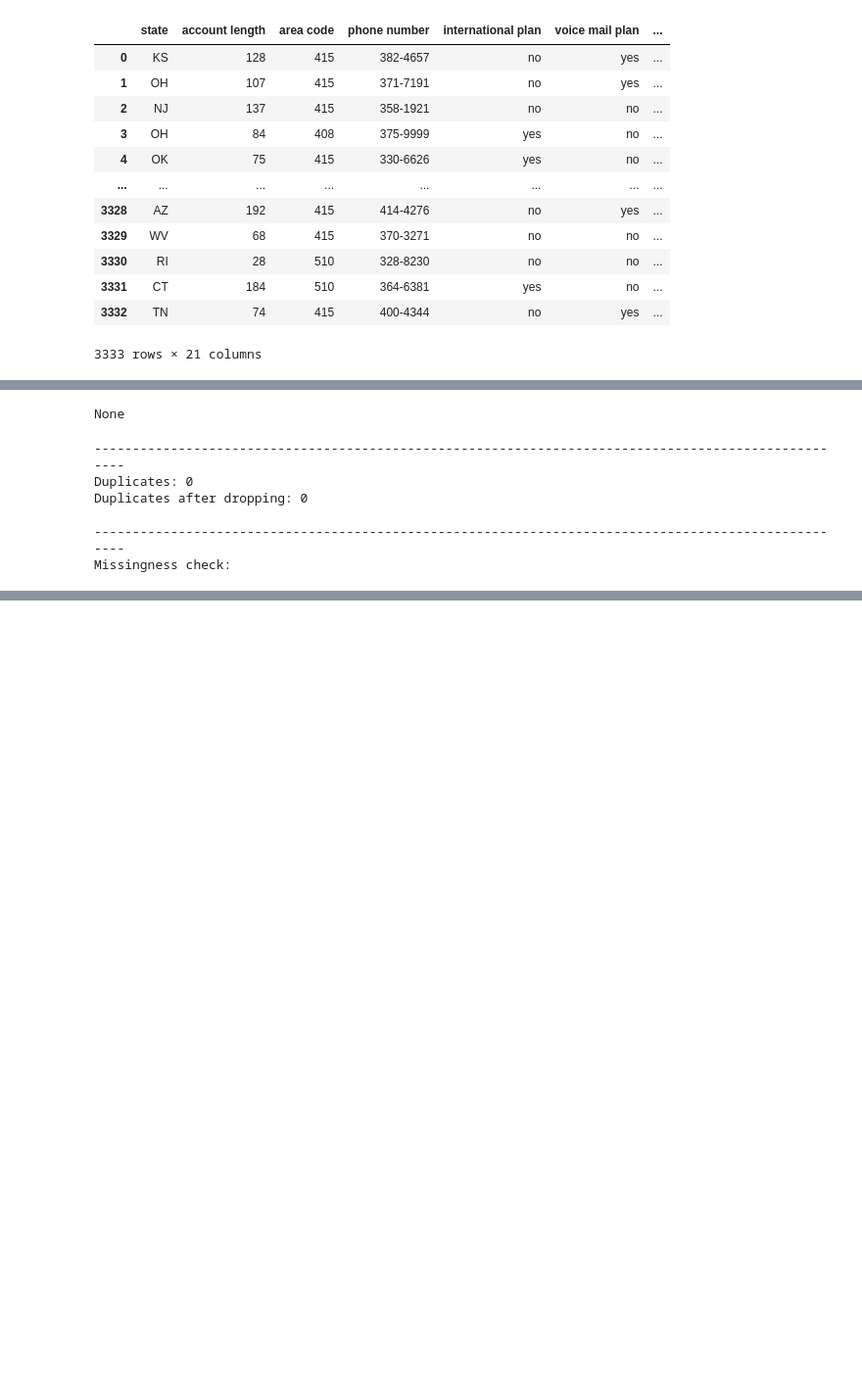
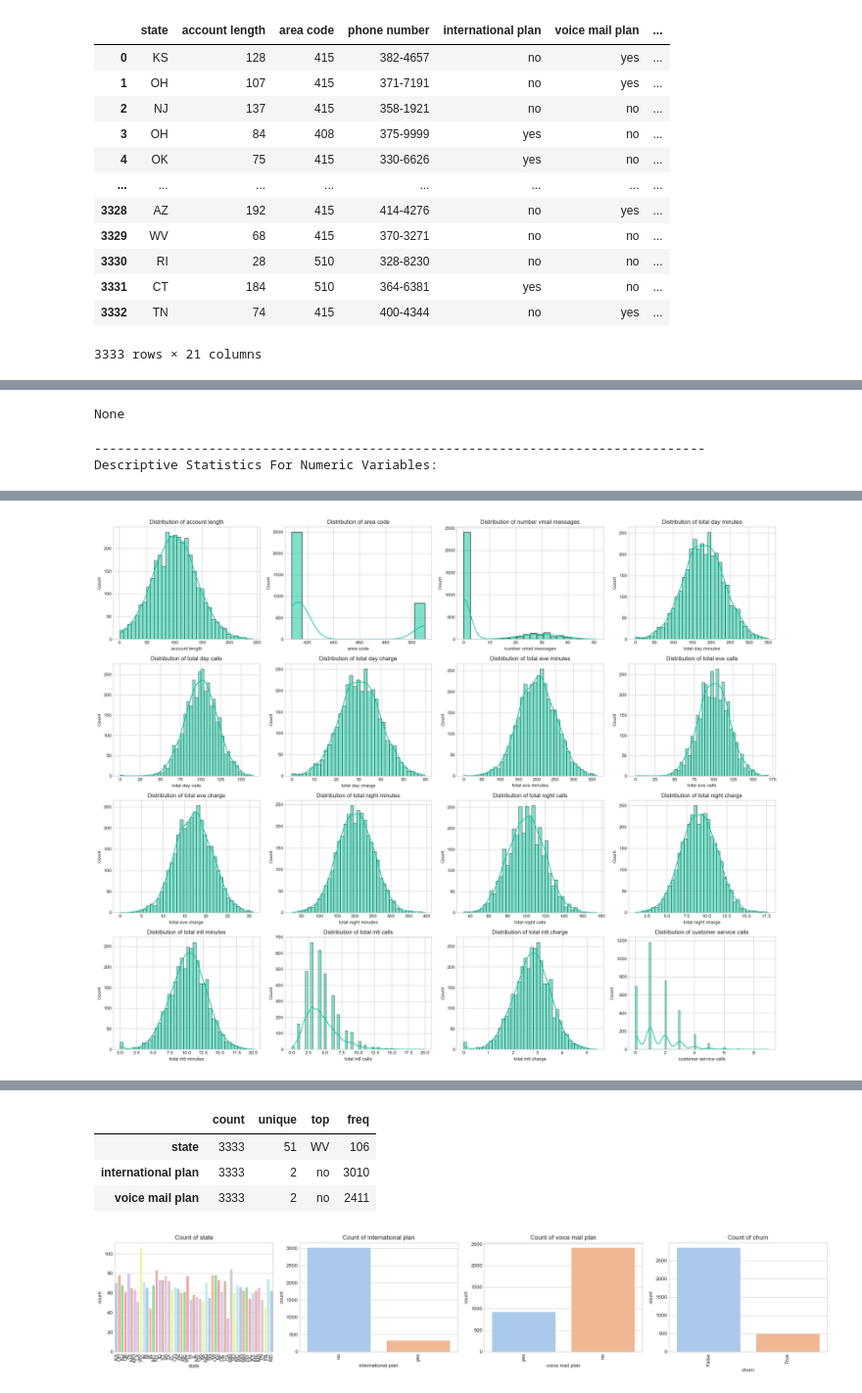
Before and after one commit to Vain-Guy/SyriaTel-Customer-Churn, a Jupyter notebook: Notebooks/index.ipynb, the cells around one changed output, grey strips where cells are left out. Shown at 98% size. Drawn from its saved outputs; the diff is of its cells as text; code cells hidden in the pictures; blank space fills up the shorter version.

```diff
--- a/Notebooks/index.ipynb
+++ b/Notebooks/index.ipynb
@@ -70,3 +85,6 @@ data
+# %%
+# Drop PII
+data = data.drop(columns=['phone number'])
 # %%
 # ---- [Initial Data Exploration (IDE)] ----
 
@@ -74,24 +92,60 @@ data
 print(f"The dataset has {data.shape[0]} rows and {data.shape[1]} columns.")
 
 # Check columns
-print('\n'+'--'*50)
+print('\n'+'--'*40)
 print("Columns:")
 display(data.columns)
 
 # Check metadata
-print('\n'+'--'*50)
+print('\n'+'--'*40)
 print("Metadata Check:")
 display(data.info())
 
-# Check and remove duplicates
-print('\n'+'--'*50)
-print("Duplicates:", data.duplicated().sum())
-# Drop duplicates
-data.drop_duplicates(inplace=True)
-print("Duplicates after dropping:", data.duplicated().sum())
+# Descriptive statistics
+print('\n'+'--'*40)
+print("Descriptive Statistics For Numeric Variables:")
+display(data.describe().T)
 
-# Check data completeness
-print('\n'+'--'*50)
-print("Missingness check:")
-display(data.isna().sum())
+# Plot
+numeric_cols = data.select_dtypes(include=['int64', 'float64']).columns
+n_cols = 4  # Number of columns in subplot grid
+n_rows = math.ceil(len(numeric_cols) / n_cols)
+
+fig, axes = plt.subplots(n_rows, n_cols, figsize=(5 * n_cols, 4 * n_rows))
+axes = axes.flatten()
+
+for i, col in enumerate(numeric_cols):
+    sns.histplot(data[col], kde=True, ax=axes[i], color='#00C49A')
+    axes[i].set_title(f'Distribution of {col}')
+
+# Remove empty subplots
+for j in range(i+1, len(axes)):
+    fig.delaxes(axes[j])
+
+plt.tight_layout()
+plt.show()
+
+# Categorical Variables
+print('\n'+'--'*40)
+print("Descriptive Statistics For Categorical Variables:")
+display(data.describe(include='object').T)
+
+# Plot
+categorical_cols = data.select_dtypes(include=['object', 'bool']).columns
+n_rows = math.ceil(len(categorical_cols) / n_cols)
+
+fig, axes = plt.subplots(n_rows, n_cols, figsize=(5 * n_cols, 4 * n_rows))
+axes = axes.flatten()
+
+for i, col in enumerate(categorical_cols):
+    sns.countplot(x=col, data=data, ax=axes[i], palette='pastel')
+    axes[i].set_title(f'Count of {col}')
+    axes[i].tick_params(axis='x', rotation=90)
+
+# Remove empty subplots
+for j in range(i+1, len(axes)):
+    fig.delaxes(axes[j])
+
+plt.tight_layout()
+plt.show()
 # %% [output]
@@ -127,7 +181,3 @@ memory usage: 524.2+ KB
 None
-----------------------------------------------------------------------------------------------------
-Duplicates: 0
-Duplicates after dropping: 0
-
-----------------------------------------------------------------------------------------------------
-Missingness check:
+--------------------------------------------------------------------------------
+Descriptive Statistics For Numeric Variables:
@@ -133,0 +201 @@ Missingness check:
+[figure, added]
@@ -150,0 +204,5 @@ dtype: int64
+|  | count | unique | top | freq |
+| state | 3333 | 51 | WV | 106 |
+| international plan | 3333 | 2 | no | 3010 |
+| voice mail plan | 3333 | 2 | no | 2411 |
+[figure, added]
```
Also changed, not shown: parts of 11 cells of this notebook.
